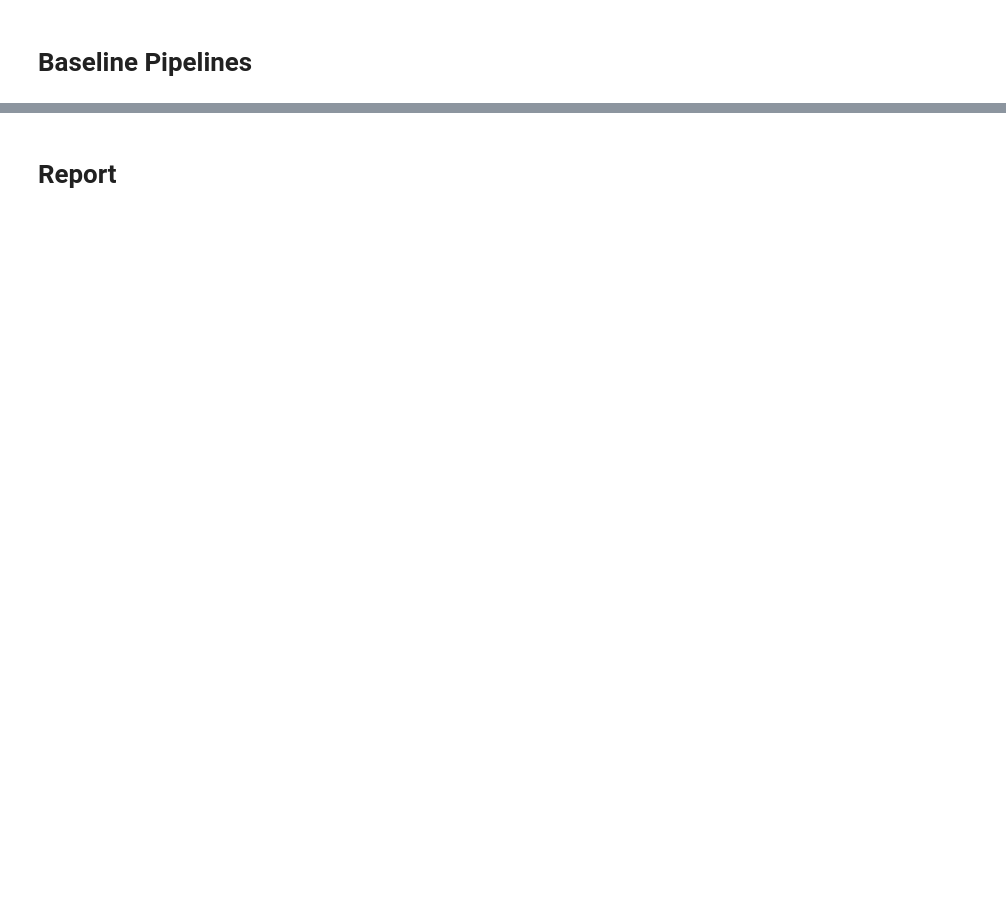
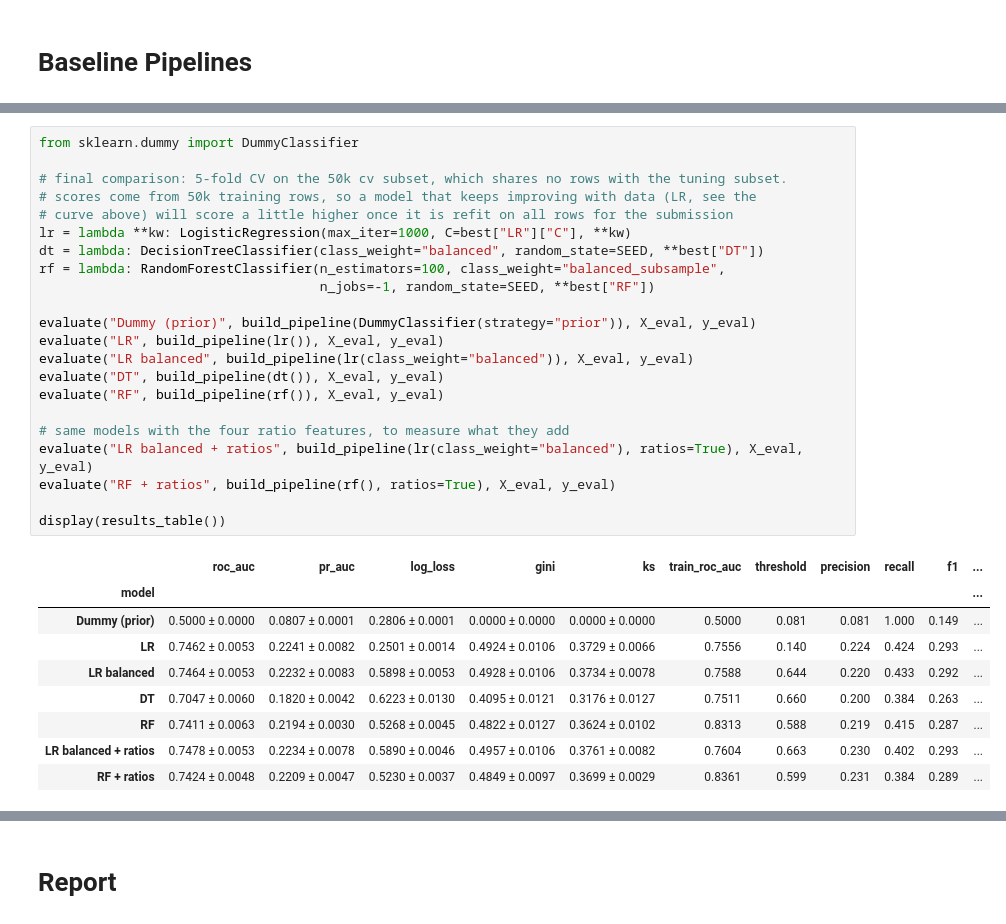
Before and after one commit to sierrathoune-sketch/group1-hcdr-no-cap, a Jupyter notebook: notebooks/phase2.ipynb, the cells around one changed output, grey strips where cells are left out. Saved outputs shown, nothing was run; the diff lists cells and outputs as text; blank space fills up the shorter version.

```diff
--- a/notebooks/phase2.ipynb
+++ b/notebooks/phase2.ipynb
@@ -516,0 +951,32 @@ plt.show()
+# %%
+from sklearn.dummy import DummyClassifier
+
+# final comparison: 5-fold CV on the 50k cv subset, which shares no rows with the tuning subset.
+# scores come from 50k training rows, so a model that keeps improving with data (LR, see the
+# curve above) will score a little higher once it is refit on all rows for the submission
+lr = lambda **kw: LogisticRegression(max_iter=1000, C=best["LR"]["C"], **kw)
+dt = lambda: DecisionTreeClassifier(class_weight="balanced", random_state=SEED, **best["DT"])
+rf = lambda: RandomForestClassifier(n_estimators=100, class_weight="balanced_subsample",
+                                    n_jobs=-1, random_state=SEED, **best["RF"])
+
+evaluate("Dummy (prior)", build_pipeline(DummyClassifier(strategy="prior")), X_eval, y_eval)
+evaluate("LR", build_pipeline(lr()), X_eval, y_eval)
+evaluate("LR balanced", build_pipeline(lr(class_weight="balanced")), X_eval, y_eval)
+evaluate("DT", build_pipeline(dt()), X_eval, y_eval)
+evaluate("RF", build_pipeline(rf()), X_eval, y_eval)
+
+# same models with the four ratio features, to measure what they add
+evaluate("LR balanced + ratios", build_pipeline(lr(class_weight="balanced"), ratios=True), X_eval, y_eval)
+evaluate("RF + ratios", build_pipeline(rf(), ratios=True), X_eval, y_eval)
+
+display(results_table())
+# %% [output]
+|  | roc_auc | pr_auc | log_loss | gini | ks | train_roc_auc | threshold | precision | recall | f1 | ... |
+| model |  |  |  |  |  |  |  |  |  |  | ... |
+| Dummy (prior) | 0.5000 ± 0.0000 | 0.0807 ± 0.0001 | 0.2806 ± 0.0001 | 0.0000 ± 0.0000 | 0.0000 ± 0.0000 | 0.5000 | 0.081 | 0.081 | 1.000 | 0.149 | ... |
+| LR | 0.7462 ± 0.0053 | 0.2241 ± 0.0082 | 0.2501 ± 0.0014 | 0.4924 ± 0.0106 | 0.3729 ± 0.0066 | 0.7556 | 0.140 | 0.224 | 0.424 | 0.293 | ... |
+| LR balanced | 0.7464 ± 0.0053 | 0.2232 ± 0.0083 | 0.5898 ± 0.0053 | 0.4928 ± 0.0106 | 0.3734 ± 0.0078 | 0.7588 | 0.644 | 0.220 | 0.433 | 0.292 | ... |
+| DT | 0.7047 ± 0.0060 | 0.1820 ± 0.0042 | 0.6223 ± 0.0130 | 0.4095 ± 0.0121 | 0.3176 ± 0.0127 | 0.7511 | 0.660 | 0.200 | 0.384 | 0.263 | ... |
+| RF | 0.7411 ± 0.0063 | 0.2194 ± 0.0030 | 0.5268 ± 0.0045 | 0.4822 ± 0.0127 | 0.3624 ± 0.0102 | 0.8313 | 0.588 | 0.219 | 0.415 | 0.287 | ... |
+| LR balanced + ratios | 0.7478 ± 0.0053 | 0.2234 ± 0.0078 | 0.5890 ± 0.0046 | 0.4957 ± 0.0106 | 0.3761 ± 0.0082 | 0.7604 | 0.663 | 0.230 | 0.402 | 0.293 | ... |
+| RF + ratios | 0.7424 ± 0.0048 | 0.2209 ± 0.0047 | 0.5230 ± 0.0037 | 0.4849 ± 0.0097 | 0.3699 ± 0.0029 | 0.8361 | 0.599 | 0.231 | 0.384 | 0.289 | ... |
```
Also changed, not shown: parts of 30 cells of this notebook.
